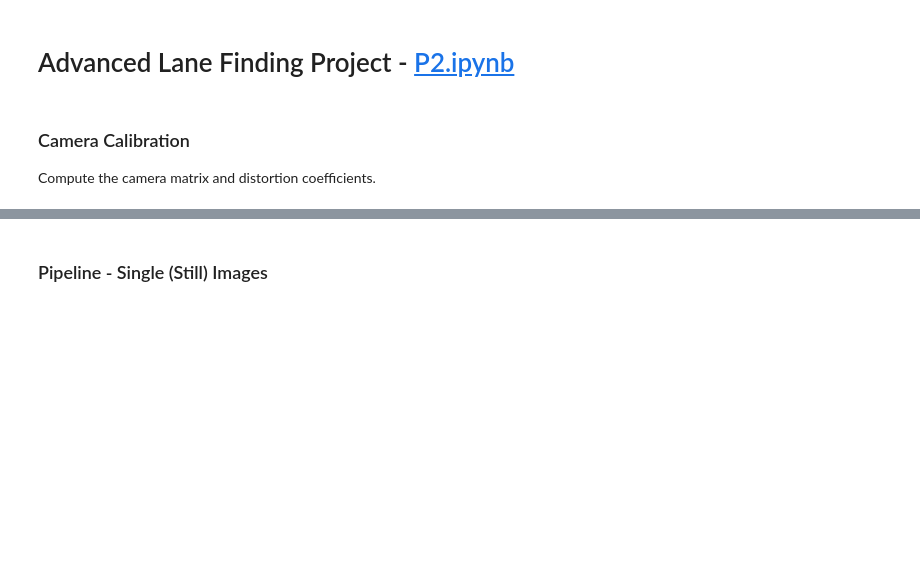
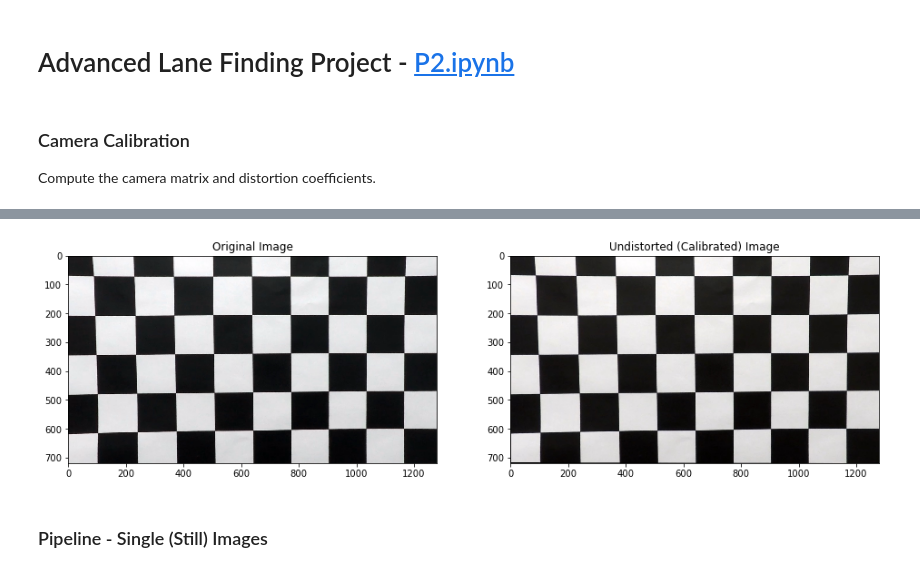
Before and after one commit to idraney/CarND-Advanced-Lane-Lines, a Jupyter notebook: P2.ipynb, the cells around one changed output, grey strips where cells are left out. Saved outputs shown, nothing was run; the diff lists cells and outputs as text; code cells hidden in the pictures; blank space fills up the shorter version.

Commit message:
Updated camera calibration and undistorted images

```diff
--- a/P2.ipynb
+++ b/P2.ipynb
@@ -20,3 +7,90 @@ Hello camera matrix and distortion coefficients!
+# %%
+# Camera Calibration
+# Compute the camera matrix and distortion coefficients.
+
+import numpy as np
+import cv2
+import glob
+import matplotlib.pyplot as plt
+import matplotlib.image as mpimg
+import os
+from os import path
+
+%matplotlib qt
+%matplotlib inline
+
+
+
+# Take an image, object points, and image points,
+# perform camera calibration, image distortion correction, and
+# return the undistorted image
+def cal_undistort(img, objpoints, imgpoints):
+
+    ret, mtx, dist, rvecs, tvecs = cv2.calibrateCamera(objpoints, imgpoints, img.shape[1::-1], None, None)
+    undist = cv2.undistort(img, mtx, dist, None, mtx)
+
+    return undist
+
+# prepare object points, like (0,0,0), (1,0,0), (2,0,0) ....,(6,5,0)
+objp = np.zeros((6*9,3), np.float32)
+objp[:,:2] = np.mgrid[0:9,0:6].T.reshape(-1,2)
+
+# Arrays to store object points and image points from all the images.
+objpoints = [] # 3d points in real world space
+imgpoints = [] # 2d points in image plane.
+
+# Make a list of calibration images
+images = glob.glob('./camera_cal/calibration*.jpg')
+cal_orig_img = mpimg.imread('./camera_cal/calibration1.jpg')
+
+# Step through the list of provided calibration images and search for chessboard corners
+for fname in images:
+    img = cv2.imread(fname)
+    gray = cv2.cvtColor(img,cv2.COLOR_BGR2GRAY)
+
+    # Find the chessboard corners (9 x 6)
+    ret, corners = cv2.findChessboardCorners(gray, (9, 6), None)
+
+    # If found, add object points, image points
+    if ret == True:
+        objpoints.append(objp)
+        imgpoints.append(corners)
+
+        # Draw and display the corners
+        cc_img = cv2.drawChessboardCorners(img, (9, 6), corners, ret)
+        cv2.imshow('img',img)
+        cv2.waitKey(500)
+
+cv2.destroyAllWindows()
+
+# Calibrate and undistort images
+for fname in images:
+    img = cv2.imread(fname)
+
+    undistorted_img = cal_undistort(img, objpoints, imgpoints)
+    cv2.imshow('undistorted_img',undistorted_img)
+    cv2.waitKey(500)
+
+    outfname = fname.replace("camera_cal","output_images")
+    outfname = outfname.replace(".jpg","")
+    mpimg.imsave(outfname + "_output.png", undistorted_img)
+
+cv2.destroyAllWindows()
+
+##### THIS WORKS
+# undistorted_img = cal_undistort(cal_orig_img, objpoints, imgpoints)
+# mpimg.imsave("./output_images/calibration" + str(undistorted_file_count) + "_output.png", undistorted_img)
+calibrated_img = mpimg.imread('./output_images/calibration1_output.png')
+
+# Show original and final output images
+fig, ax = plt.subplots(1, 2, figsize=(16, 16))
+ax[0].set_title('Original Image')
+ax[0].imshow(cal_orig_img)
+ax[1].set_title('Undistorted (Calibrated) Image')
+ax[1].imshow(calibrated_img)
+plt.savefig('./output_images/calibration1_orig_cal.png')
+# %% [output]
+[figure, added]
 # %% [markdown]
 ### Pipeline - Single (Still) Images
 # %% [markdown]
```
Also changed, not shown: parts of 8 cells of this notebook, 22 other files.
